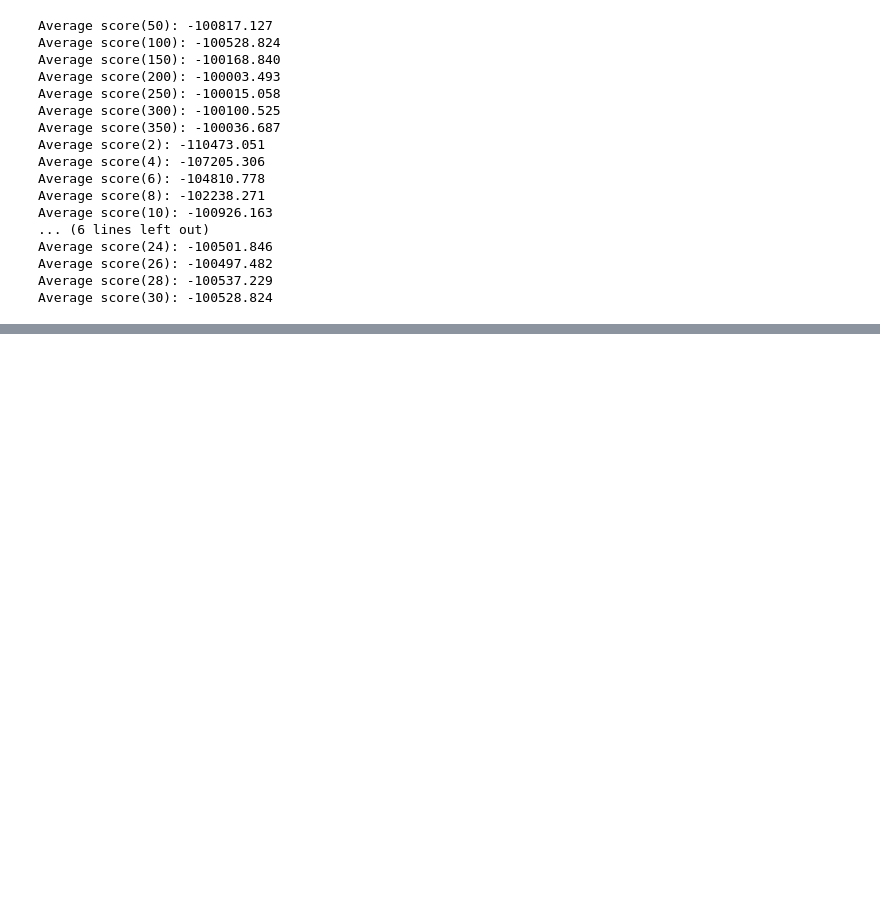
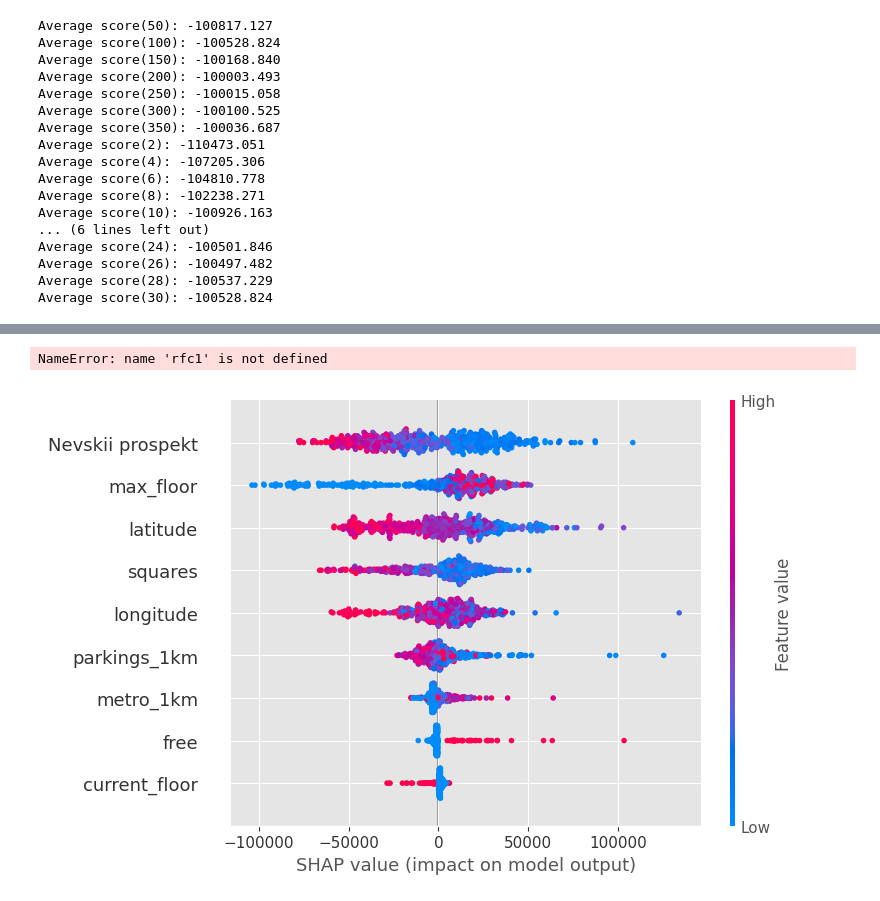
Before and after one commit to VondyBland/diplomopiska, a Jupyter notebook: ML/regression.ipynb, the cells around one changed output, grey strips where cells are left out. Drawn from its saved outputs; the diff is of its cells as text; code cells hidden in the pictures; blank space fills up the shorter version.

```diff
--- a/ML/regression.ipynb
+++ b/ML/regression.ipynb
@@ -339,0 +436,24 @@ data
+# %%
+from pdpbox import pdp
+
+# Выбираем признаки, для которых хотим построить взаимодействия
+all_features = data.columns.tolist()
+
+# Визуализируем взаимодействие признаков
+pdp._check_pdp_interact_plot_type(
+    model=rfc1,
+    dataset=data,
+    model_features=all_features,
+    features=all_features,
+    plot_type='grid'
+)
+# %% [output]
+NameError: name 'rfc1' is not defined
+# %%
+import shap
+
+explainer = shap.Explainer(rfc)
+shap_values = explainer.shap_values(X_train)
+shap.summary_plot(shap_values, X_train)
+# %% [output]
+[figure, added]
```
Also changed, not shown: parts of 23 cells of this notebook, 1 other file.
